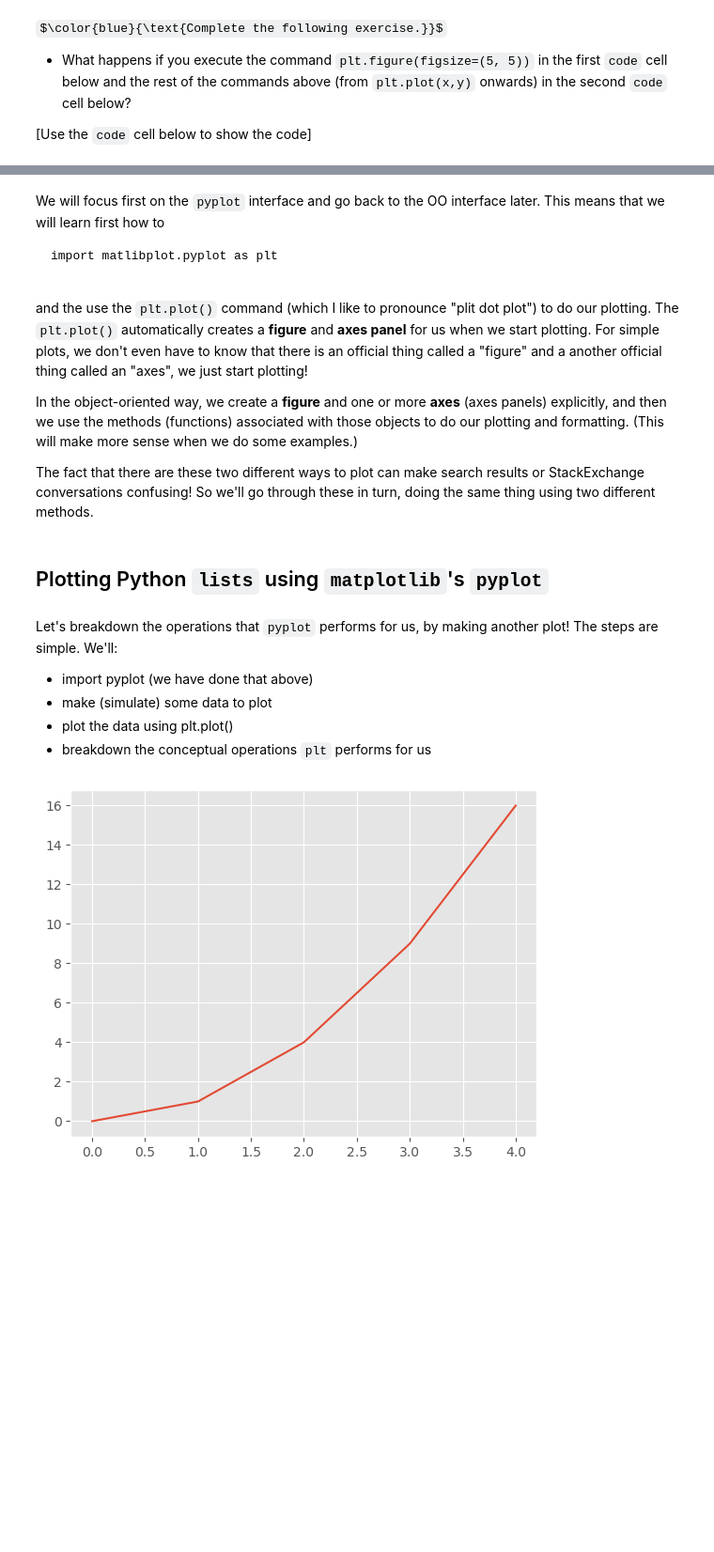
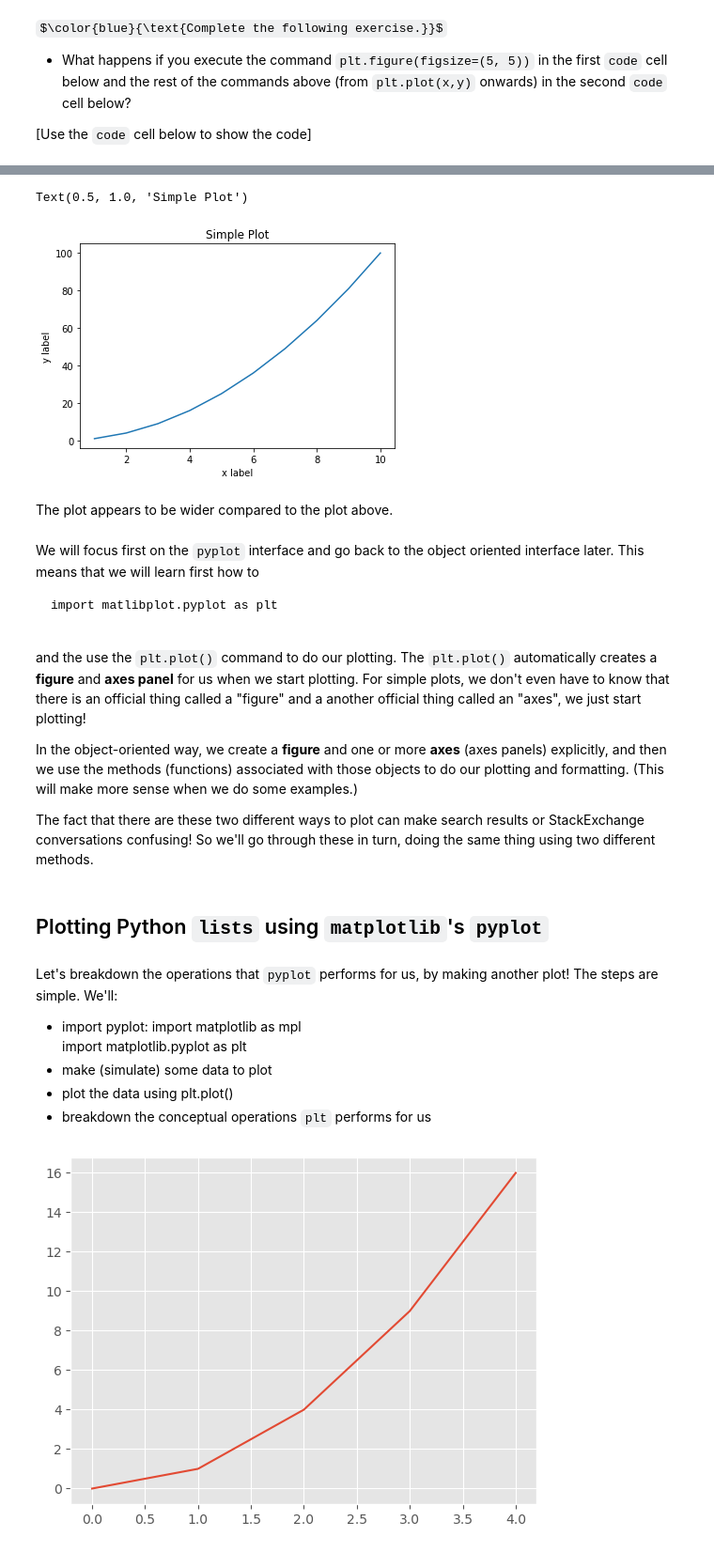
Before and after one commit to sanyakotian/PythonTutorials, a Jupyter notebook: tutorial012-Plotting-Matplotlib-Introduction.ipynb, the cells around one changed output, grey strips where cells are left out. Shown at 94% size. Drawn from its saved outputs; the diff is of its cells as text; code cells hidden in the pictures; some formulas as TeX source; blank space fills up the shorter version.

````diff
--- a/tutorial012-Plotting-Matplotlib-Introduction.ipynb
+++ b/tutorial012-Plotting-Matplotlib-Introduction.ipynb
@@ -101,11 +102,21 @@ plt.figure (figsize= (5, 5))
+# %%
+plt.plot (x, y)
+plt.xlabel('x label')
+plt.ylabel('y label')
+plt.title("Simple Plot")
+# %% [output]
+Text(0.5, 1.0, 'Simple Plot')
+[figure, added]
+# %% [markdown]
+The plot appears to be wider compared to the plot above.
 # %% [markdown]
-We will focus first on the `pyplot` interface and go back to the OO interface later.  This means that we will learn first how to
+We will focus first on the `pyplot` interface and go back to the object oriented interface later.  This means that we will learn first how to
 
 ```
 import matlibplot.pyplot as plt
 
 ```
-and the use the `plt.plot()` command (which I like to pronounce "plit dot plot") to do our plotting. The `plt.plot()` automatically creates a **figure** and **axes panel** for us when we start plotting. For simple plots, we don't even have to know that there is an official thing called a "figure" and a another official thing called an "axes", we just start plotting!
+and the use the `plt.plot()` command to do our plotting. The `plt.plot()` automatically creates a **figure** and **axes panel** for us when we start plotting. For simple plots, we don't even have to know that there is an official thing called a "figure" and a another official thing called an "axes", we just start plotting!
 
 In the object-oriented way, we create a **figure** and one or more **axes** (axes panels) explicitly, and then we use the methods (functions) associated with those objects to do our plotting and formatting. (This will make more sense when we do some examples.)
 
@@ -115,7 +126,9 @@ The fact that there are these two different ways to plot can make search results
 # %% [markdown]
 Let's breakdown the operations that `pyplot` performs for us, by making another plot! The steps are simple. We'll:
 
-* import pyplot (we have done that above)
+* import pyplot:
+import matplotlib as mpl
+import matplotlib.pyplot as plt
 * make (simulate) some data to plot
 * plot the data using plt.plot()
 * breakdown the conceptual operations `plt` performs for us
````
Also changed, not shown: parts of 8 cells of this notebook, 3 other files.
